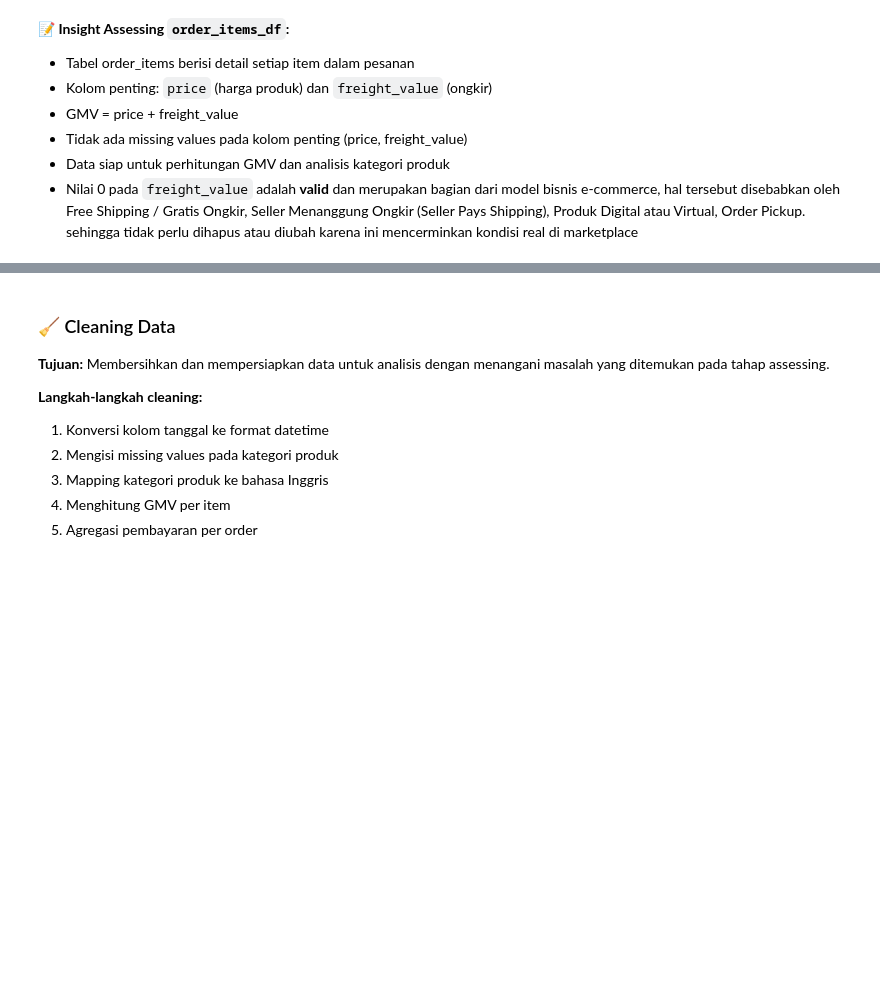
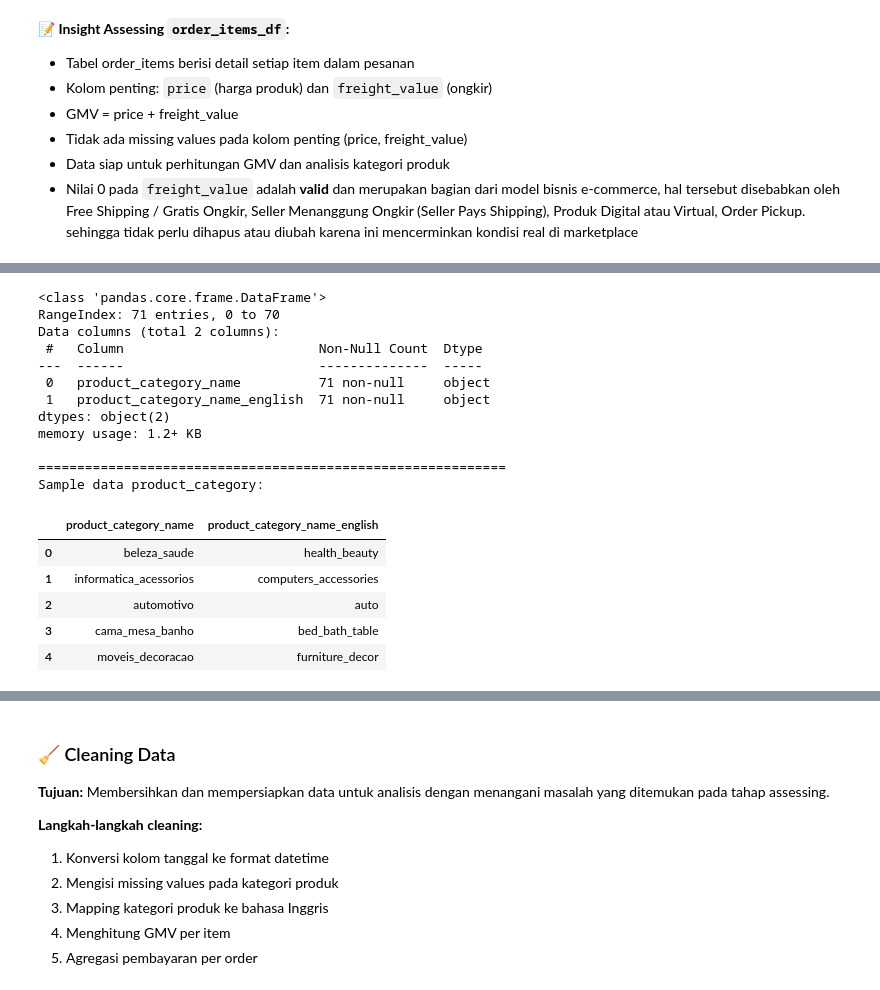
Before and after one commit to mikhlasnr/dicoding-final-project-python, a Jupyter notebook: notebook.ipynb, the cells around one changed output, grey strips where cells are left out. Cells and saved outputs as stored; diff of their text form; code cells hidden in the pictures; blank space fills up the shorter version.

```diff
--- a/notebook.ipynb
+++ b/notebook.ipynb
@@ -383,0 +624,25 @@ Sample data order_items:
+# %%
+# Menampilkan informasi struktur tabel product_category
+product_category_df.info()
+print("\n" + "="*60)
+print("Sample data product_category:")
+product_category_df.head()
+# %% [output]
+<class 'pandas.core.frame.DataFrame'>
+RangeIndex: 71 entries, 0 to 70
+Data columns (total 2 columns):
+ #   Column                         Non-Null Count  Dtype
+---  ------                         --------------  -----
+ 0   product_category_name          71 non-null     object
+ 1   product_category_name_english  71 non-null     object
+dtypes: object(2)
+memory usage: 1.2+ KB
+
+============================================================
+Sample data product_category:
+|  | product_category_name | product_category_name_english |
+| 0 | beleza_saude | health_beauty |
+| 1 | informatica_acessorios | computers_accessories |
+| 2 | automotivo | auto |
+| 3 | cama_mesa_banho | bed_bath_table |
+| 4 | moveis_decoracao | furniture_decor |
```
Also changed, not shown: parts of 29 cells of this notebook, 9 other files.
